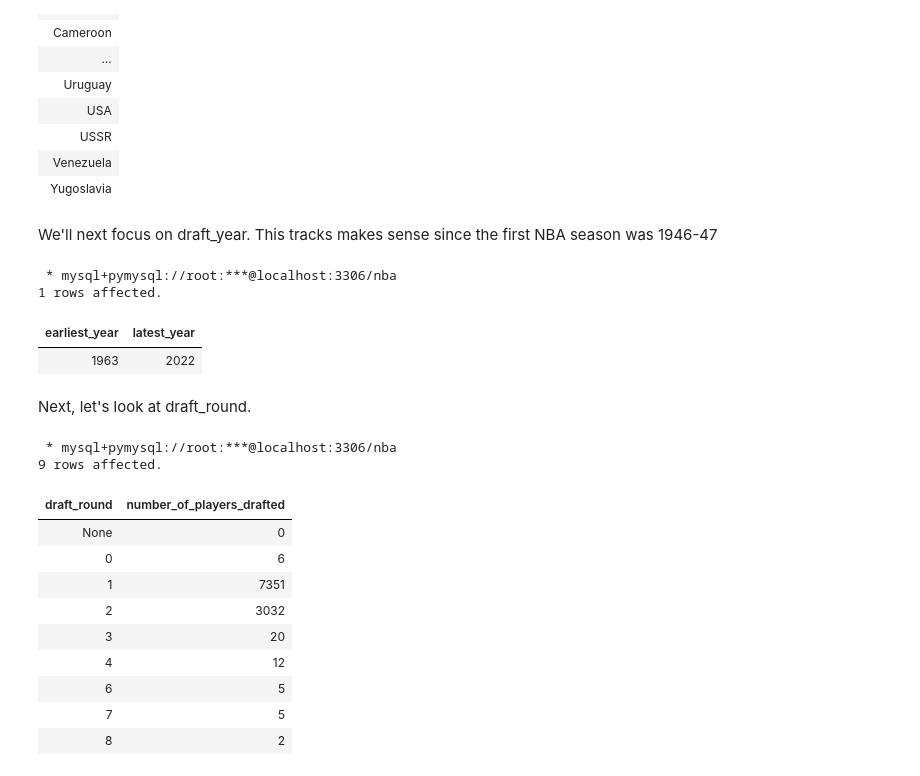
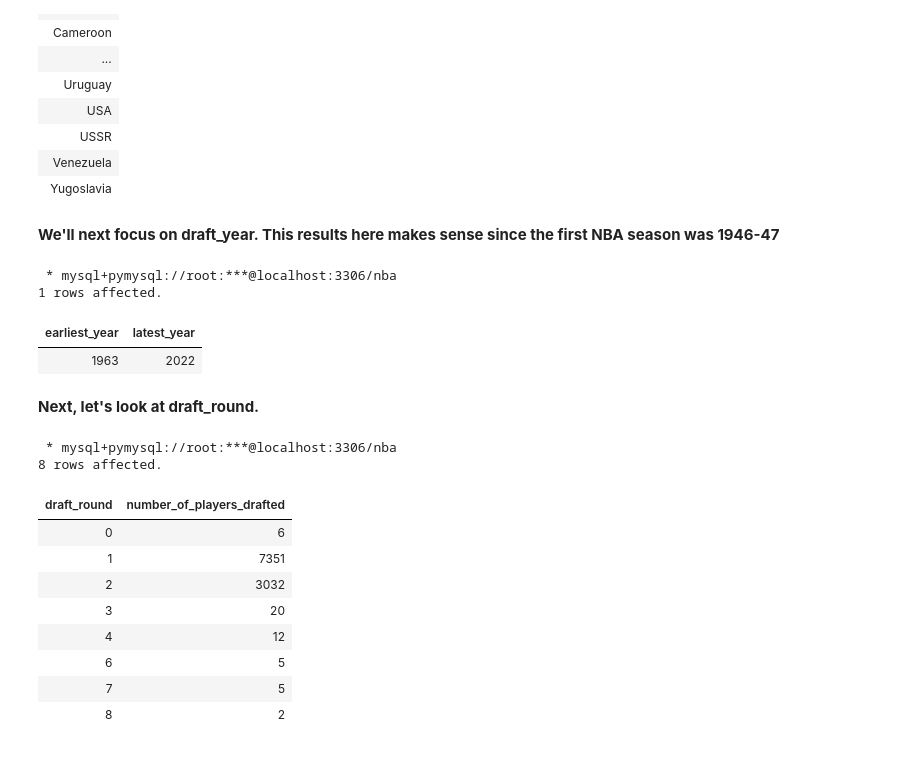
Before and after one commit to JudeIsuruFernando/Crowning-the-GOAT-A-Data-Driven-NBA-Basketball-Analysis, a Jupyter notebook: Notebooks/Cleaning/Data Cleaning Magic SQL.ipynb, the cells around one changed output. Cells and saved outputs as stored; diff of their text form; code cells hidden in the pictures.

```diff
--- a/Notebooks/Cleaning/Data Cleaning Magic SQL.ipynb
+++ b/Notebooks/Cleaning/Data Cleaning Magic SQL.ipynb
@@ -463,7 +458,7 @@ ORDER BY
 | Venezuela |
 | Yugoslavia |
 # %% [markdown]
-We'll next focus on draft_year. This tracks makes sense since the first NBA season was 1946-47
+**We'll next focus on draft_year. This results here makes sense since the first NBA season was 1946-47**
 # %%
 %%sql
 
@@ -478,24 +473,26 @@ FROM
 | earliest_year | latest_year |
 | 1963 | 2022 |
 # %% [markdown]
-Next, let's look at draft_round.
+**Next, let's look at draft_round.**
 # %%
 %%sql
 
 SELECT
     draft_round,
     COUNT(draft_round) number_of_players_drafted
 FROM
     nba_raw_data_silver
+WHERE
+    draft_year IS NOT NULL AND
+    draft_round IS NOT NULL
 GROUP BY
     draft_round
 ORDER BY
     draft_round;
 # %% [output]
  * mysql+pymysql://root:***@localhost:3306/nba
-9 rows affected.
+8 rows affected.
 | draft_round | number_of_players_drafted |
-| None | 0 |
 | 0 | 6 |
 | 1 | 7351 |
 | 2 | 3032 |
```
Also changed, not shown: parts of 37 cells of this notebook, 1 other file.
